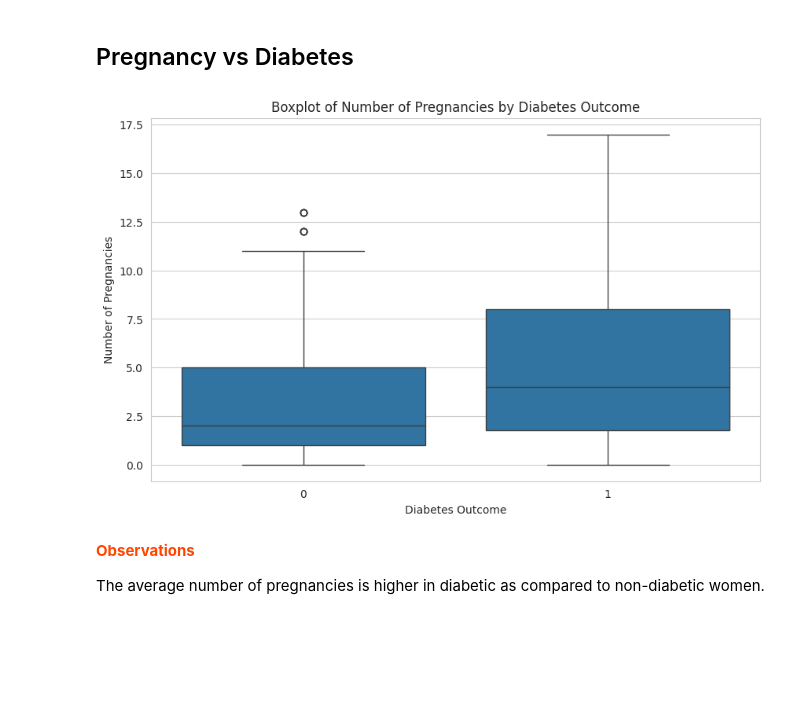
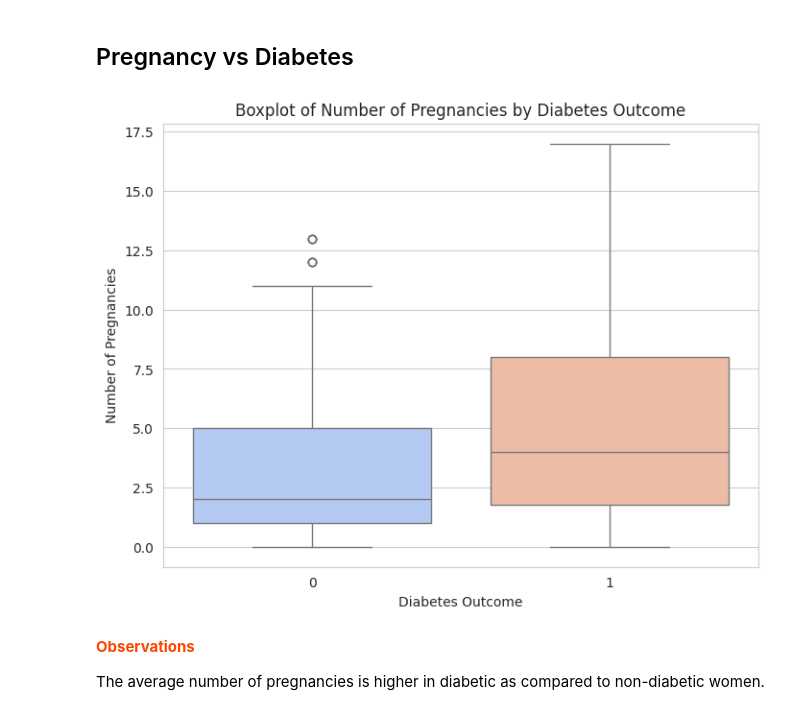
Before and after one commit to ramaanjali/Fmml-labs, a Jupyter notebook: Mod3_project.ipynb, the cells around one changed output. Drawn from its saved outputs; the diff is of its cells as text; code cells hidden in the pictures; blank space fills up the shorter version.

```diff
--- a/Mod3_project.ipynb
+++ b/Mod3_project.ipynb
@@ -46,24 +46,19 @@ Saving preprocessed_diabetes_data (1) (6).csv to preprocessed_diabetes_data (1)
 # %%
-import numpy as np
-import pandas as pd
-import matplotlib.pyplot as plt
-import seaborn as sns
-%matplotlib inline
-
-sns.set_style('whitegrid')
-
-import warnings
-warnings.filterwarnings('ignore')
-
+import io
 # Upload the preprocessed diabetes data CSV file that has been shared with you.
 # Run this cell, click on the 'Choose files' button and upload the file.
 from google.colab import files
 uploaded = files.upload()
 
-# Get the filename from the uploaded dictionary
-filename = list(uploaded.keys())[0]
+# Assuming 'preprocessed_diabete...' is the truncated version of 'preprocessed_diabetes_data.csv'
+# Find the actual key from the uploaded dictionary
+actual_key = list(uploaded.keys())[0]  # Get the first key (and likely the only one)
 
-# Read the data into a pandas DataFrame using the uploaded filename
-diabetes_data = pd.read_csv(filename)
+# Now use the actual key to read the CSV data
+diabetes_data = pd.read_csv(io.BytesIO(uploaded[actual_key]))
+
+# You can print out the actual key to see what it is
+# and correct any misspellings or errors in the previous cells.
+print(f"Actual key: {actual_key}")
 # %% [output]
 [interactive output not drawn]
@@ -288,23 +286,24 @@ This graph more clearly shows the relationship between the pedigree function and
 # %%
-# Import necessary libraries
+## TASK-4: Display a boxplot between the number of Pregnancies and Diabetes.
+## TASK-4: Display a boxplot between the number of Pregnancies and Diabetes.
 import pandas as pd
 import seaborn as sns
 import matplotlib.pyplot as plt
 
 # Load the diabetes dataset
 # Replace 'diabetes.csv' with the path to your dataset
-data = pd.read_csv('diabetes.csv')
+df = pd.read_csv('diabetes.csv')
 
-# Display a boxplot
-plt.figure(figsize=(10, 6))
-# Changed 'pregnancies' to 'Pregnancies' to match the actual column name in the DataFrame.
-sns.boxplot(x='Outcome', y='Pregnancies', data=data)
-plt.title('Boxplot of Number of Pregnancies by Diabetes Outcome')
-plt.xlabel('Diabetes Outcome')
-plt.ylabel('Number of Pregnancies')
+# Display a boxplot between the number of pregnancies and diabetes outcome
+plt.figure(figsize=(8, 6))
+# Change 'outcome' to 'Outcome' to match the column name in the dataframe
+sns.boxplot(x='Outcome', y='Pregnancies', data=df, palette='coolwarm')
+plt.xlabel("Diabetes Outcome")
+plt.ylabel("Number of Pregnancies")
+plt.title("Boxplot of Number of Pregnancies by Diabetes Outcome")
 plt.show()
 # %% [output]
-[figure, old version]
+[figure, new version]
 # %% [markdown]
 <p style="font-weight: bold;color:#FF4500"><b>Observations</b></p>
 
```
Also changed, not shown: parts of 25 cells of this notebook.
